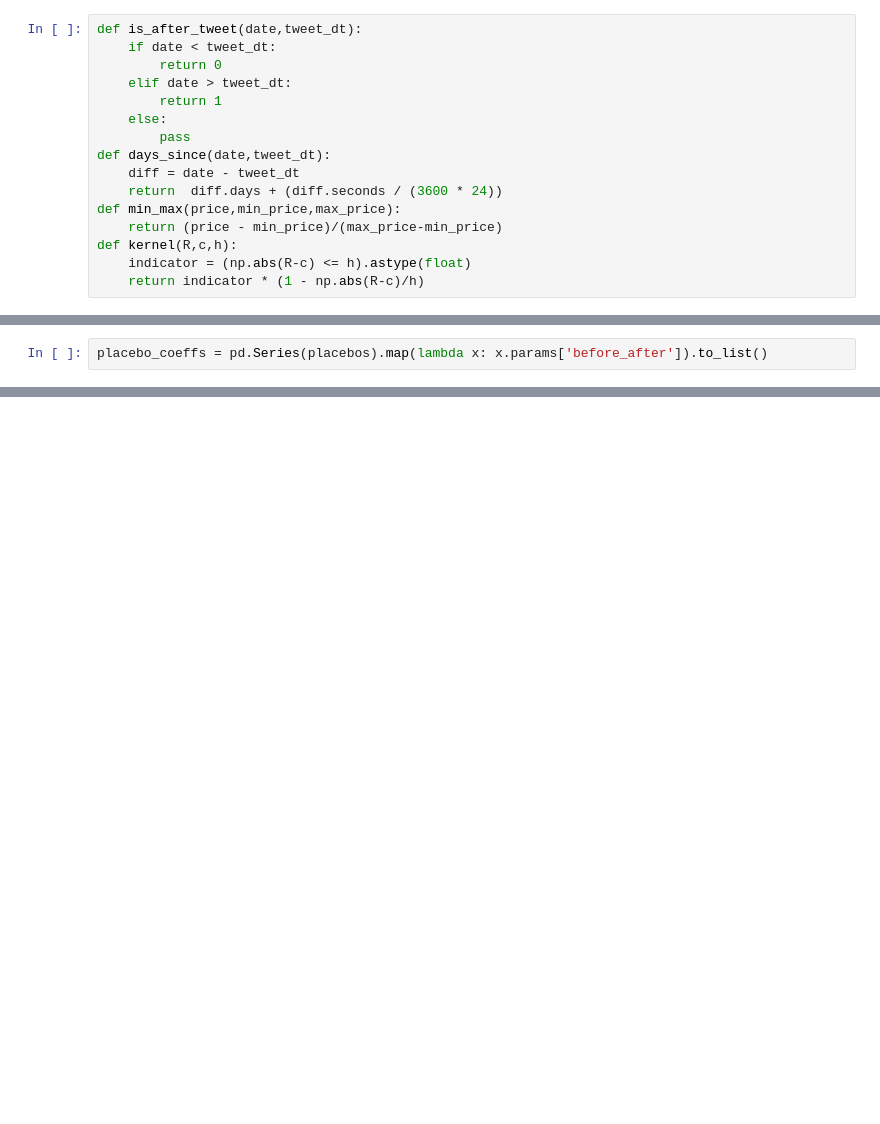
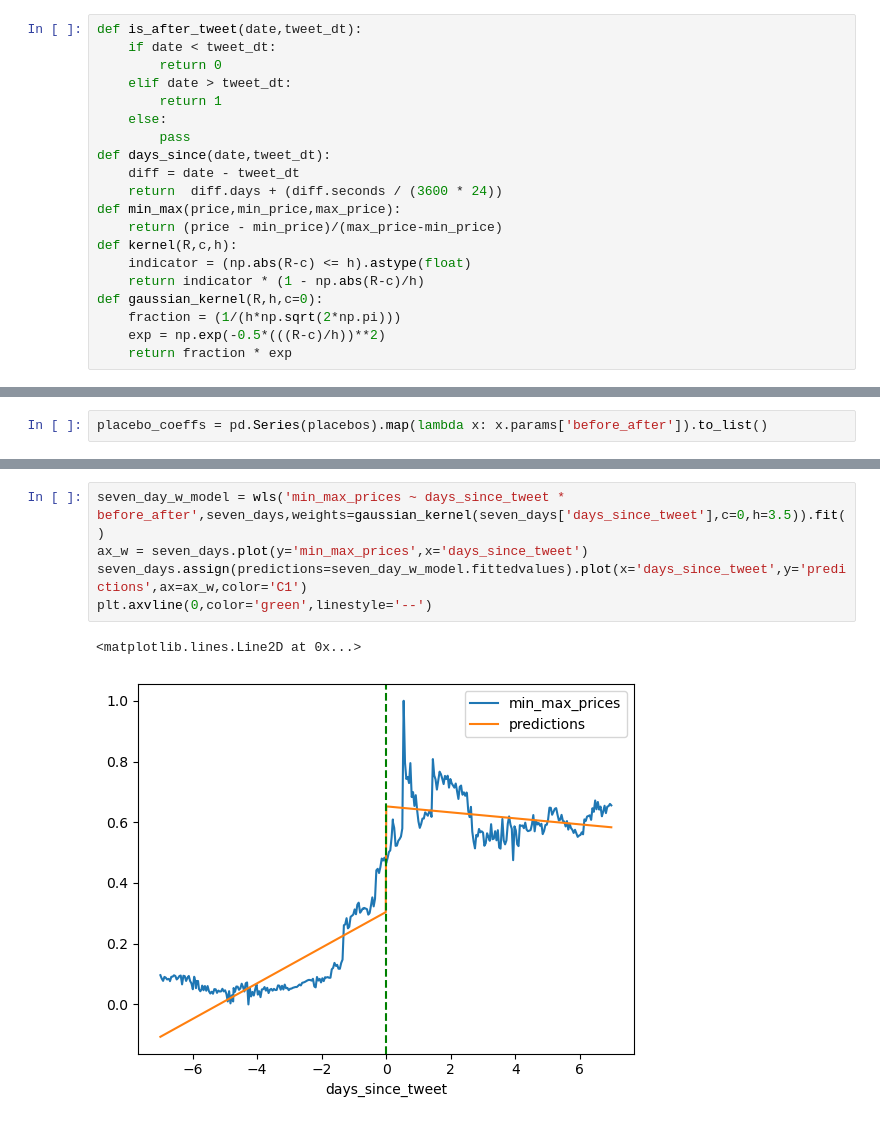
Before and after one commit to DataTa-Da/qm2, a Jupyter notebook: analysis/Discontinuity Regression.ipynb, the cells around one changed output, grey strips where cells are left out. Drawn from its saved outputs; the diff is of its cells as text; blank space fills up the shorter version.

```diff
--- a/analysis/Discontinuity Regression.ipynb
+++ b/analysis/Discontinuity Regression.ipynb
@@ -67,3 +79,7 @@ def min_max(price,min_price,max_price):
 def kernel(R,c,h):
     indicator = (np.abs(R-c) <= h).astype(float)
     return indicator * (1 - np.abs(R-c)/h)
+def gaussian_kernel(R,h,c=0):
+    fraction = (1/(h*np.sqrt(2*np.pi)))
+    exp = np.exp(-0.5*(((R-c)/h))**2)
+    return fraction * exp
@@ -158,0 +273,8 @@ plt.axvline(0,color='green',linestyle='--')
+# %%
+seven_day_w_model = wls('min_max_prices ~ days_since_tweet * before_after',seven_days,weights=gaussian_kernel(seven_days['days_since_tweet'],c=0,h=3.5)).fit()
+ax_w = seven_days.plot(y='min_max_prices',x='days_since_tweet')
+seven_days.assign(predictions=seven_day_w_model.fittedvalues).plot(x='days_since_tweet',y='predictions',ax=ax_w,color='C1')
+plt.axvline(0,color='green',linestyle='--')
+# %% [output]
+<matplotlib.lines.Line2D at 0x...>
+[figure, added]
```
Also changed, not shown: parts of 31 cells of this notebook, 1 other file.
